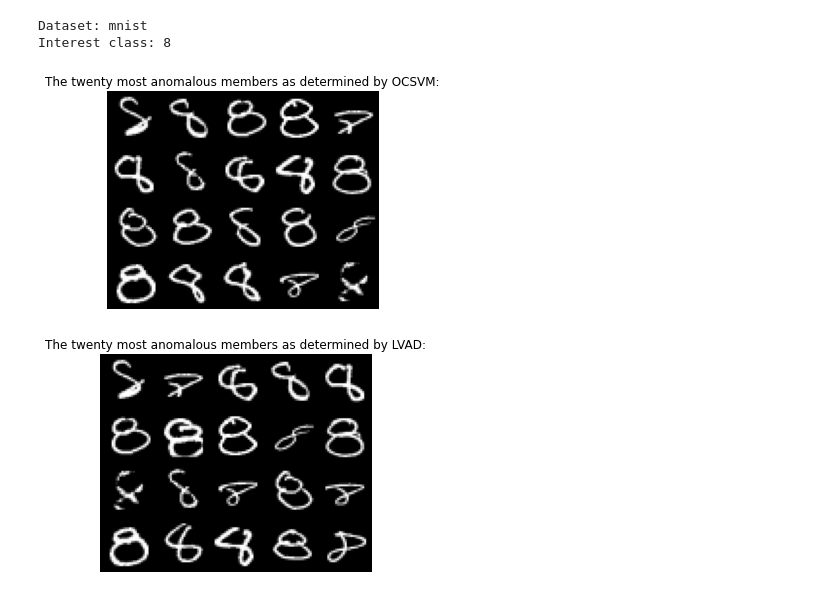
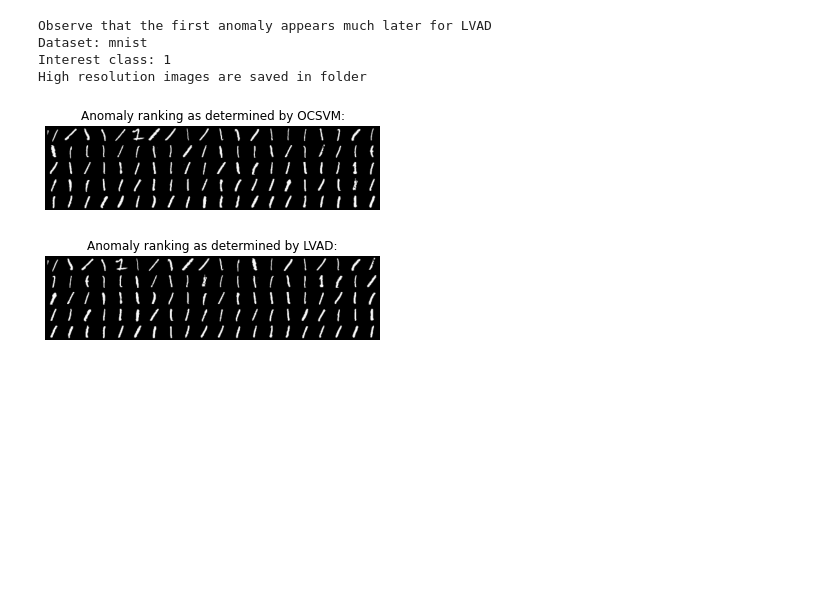
Before and after one commit to wen-yan-lin/LVAD-Locally-Varying-Anomaly-Detection, a Jupyter notebook: anoamlies_in_mnist.ipynb, the cells around one changed output. Saved outputs shown, nothing was run; the diff lists cells and outputs as text; code cells hidden in the pictures; blank space fills up the shorter version.

```diff
--- a/anoamlies_in_mnist.ipynb
+++ b/anoamlies_in_mnist.ipynb
@@ -25,7 +25,10 @@ Interest class: 9
 # %%
-detect_anomalies_in_mnist(8)
+print('Observe that the first, clear anomaly appears much later for LVAD')
+detect_anomalies_in_mnist_display2(1)
 # %% [output]
+Observe that the first anomaly appears much later for LVAD
 Dataset: mnist
-Interest class: 8
+Interest class: 1
+High resolution images are saved in folder
-[figure, old version]
+[figure, new version]
-[figure, old version]
+[figure, new version]
```
Also changed, not shown: parts of 3 cells of this notebook, 3 other files.
